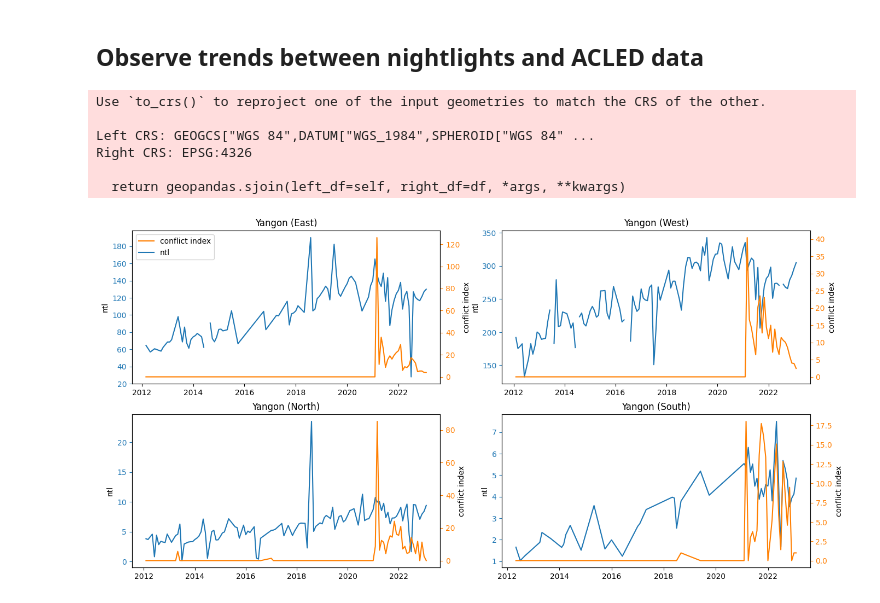
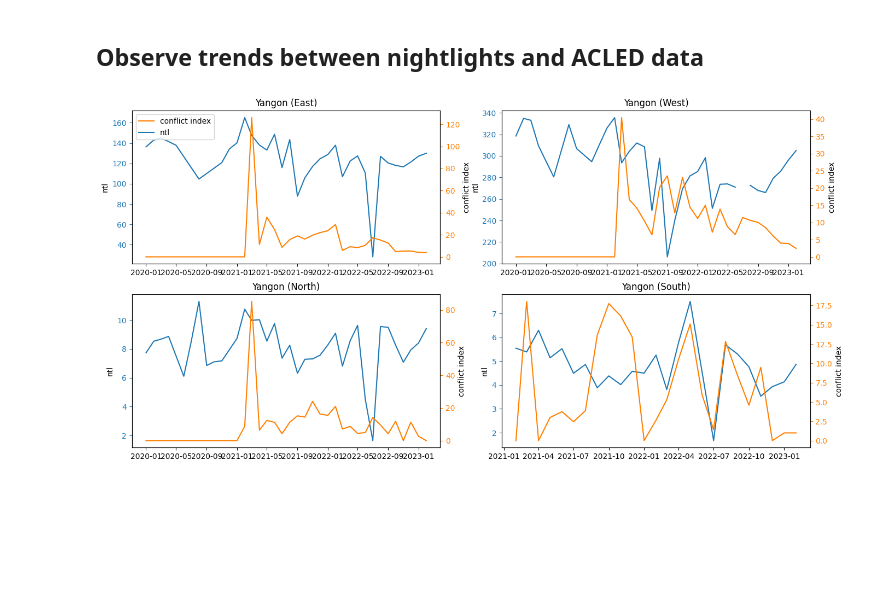
Before and after one commit to datapartnership/myanmar_economic_monitor, a Jupyter notebook: notebooks/conflict/acled.ipynb, the cells around one changed output. Cells and saved outputs as stored; diff of their text form; code cells hidden in the pictures; blank space fills up the shorter version.

Commit message:
acled updates

```diff
--- a/notebooks/conflict/acled.ipynb
+++ b/notebooks/conflict/acled.ipynb
@@ -101,6 +101,7 @@ myanmar_adm1 = gpd.read_file('../../data/shapefiles/mmr_polbnda2_adm1_250k_mimu/
 sez = gpd.read_file('../../data/shapefiles/industrial__special_economic_zones_sept2019/industrial__special_economic_zones_sept2019.shp')
 sez_hdx = gpd.read_file('../../data/shapefiles/industrial__special_economic_zones_sept2019_hdx/industrial__special_economic_zones_sept2019.shp')
 ntl_sez = pd.read_csv('../../data/night-time-lights/admsez_VNP46A3.csv')
+ntl_adm2 = pd.read_csv('../../data/night-time-lights/adm2_VNP46A3.csv')
 ntl_adm3 = pd.read_csv('../../data/night-time-lights/adm3_VNP46A4.csv')
 ntl_adm1 = pd.read_csv('../../data/night-time-lights/adm1_VNP46A3.csv')
 
@@ -116,6 +117,7 @@ acled['event_date'] = acled['event_date'].apply(lambda x: datetime.strptime(x, '
 Removing conflict data from strategic developments after the Mynmar Country team had consultations with a team onground monitoring the conflict
 # %%
 acled = acled[acled['event_type']!='Strategic developments']
+acled = acled[acled['event_date']>='2020-01-01']
 # %% [markdown]
 ## Calculating Conflict Index
 
@@ -176,15 +215,6 @@ ntl_sez['date'] = ntl_sez['date'].apply(lambda x: datetime.strptime(x,  '%d/%m/%
 ntl_adm1['date'] = ntl_adm1['date'].apply(lambda x: datetime.strptime(x,   '%Y-%m-%d'))
 ntl_adm2['date'] = ntl_adm2['date'].apply(lambda x: datetime.strptime(x,   '%Y-%m-%d'))
 ntl_adm2['date_map'] = ntl_adm2['date'].apply(lambda x:x.date())
-# %%
-acled_adm2 = get_acled_by_admin(myanmar_adm2, acled)
-# %% [output]
-Use `to_crs()` to reproject one of the input geometries to match the CRS of the other.
-
-Left CRS: GEOGCS["WGS 84",DATUM["WGS_1984",SPHEROID["WGS 84" ...
-Right CRS: EPSG:4326
-
-  return geopandas.sjoin(left_df=self, right_df=df, *args, **kwargs)
 # %%
 ntl_adm2['NAME_2'].replace({'Yangon-E':'Yangon (East)', 'Yangon-W':'Yangon (West)', 'Yangon-N':'Yangon (North)', 'Yangon-S':'Yangon (South)'}, inplace=True)
 # %%
@@ -192,27 +222,27 @@ df = ntl_adm2.merge(acled_adm2, left_on = ['date_map', 'NAME_2'], right_on = ['e
 # %%
 fig, axs = plt.subplots(2,2, figsize=(16,8))
 ax=axs.flatten()
 
 for i, ST in enumerate(['Yangon (East)', 'Yangon (West)', 'Yangon (North)', 'Yangon (South)']):
     df1 = df[df['NAME_2']==ST]
     ax[i].plot(df1['date'], df1['ntl_bm_mean'], '#1F77B4',label = 'ntl')
     ax[i].set_ylabel('ntl')
     ax[i].tick_params('y', colors='#1F77B4')
 
     ax1 = ax[i].twinx()
     ax1.plot(df1['date'], df1['conflictIndex'], '#FF7F00', label='conflict index')
     ax1.set_xlabel('x')
     ax1.set_ylabel('conflict index')
     ax1.tick_params('y', colors='#FF7F00')
 
     ax[i].spines['top'].set_visible(False)
-    ax2.spines['top'].set_visible(False)
+    ax[i].spines['top'].set_visible(False)
 
     lines = ax1.get_lines() + ax[i].get_lines()
     labels = [line.get_label() for line in lines]
     ax[0].legend(lines, labels, loc='upper left')
 
 
     ax[i].set_title(ST)
 # %% [output]
-[figure, old version]
+[figure, new version]
```
Also changed, not shown: parts of 2 cells of this notebook.
